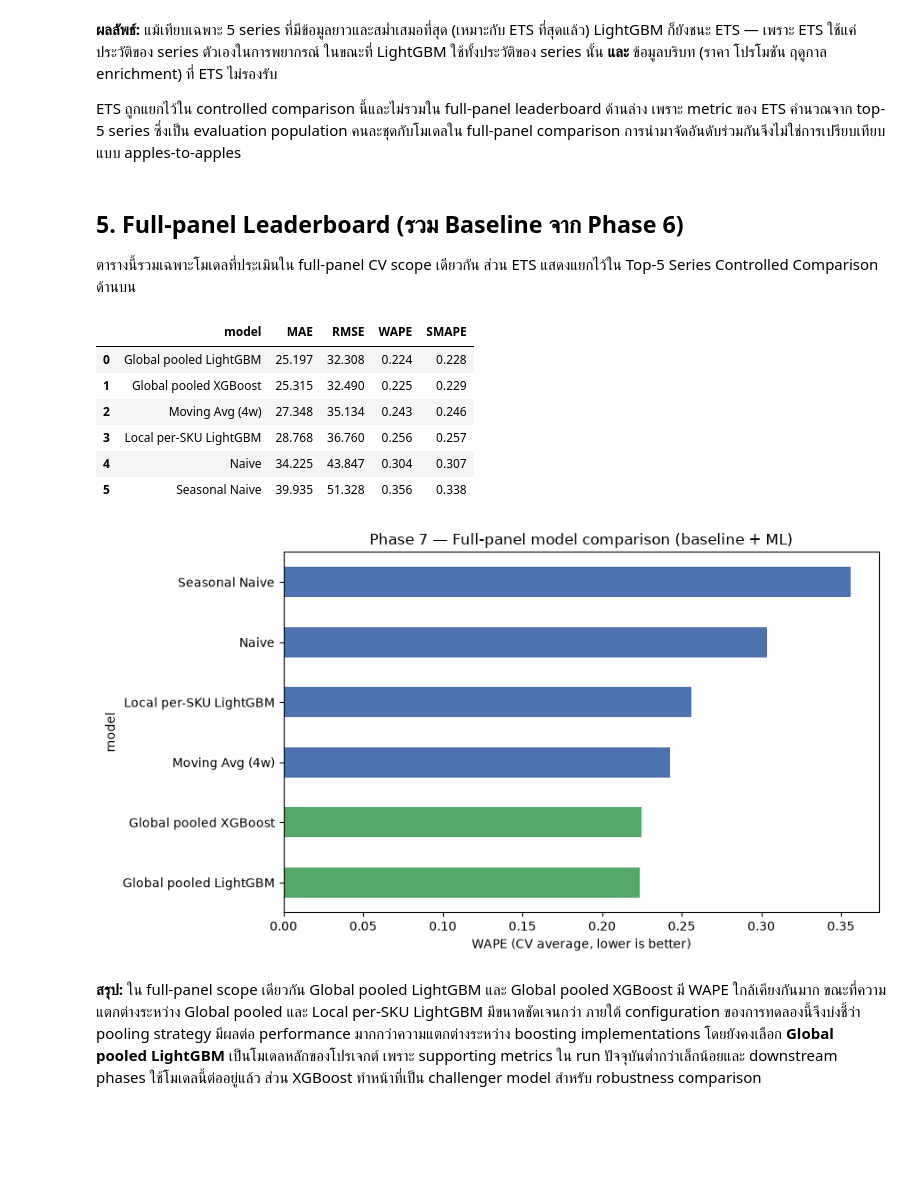
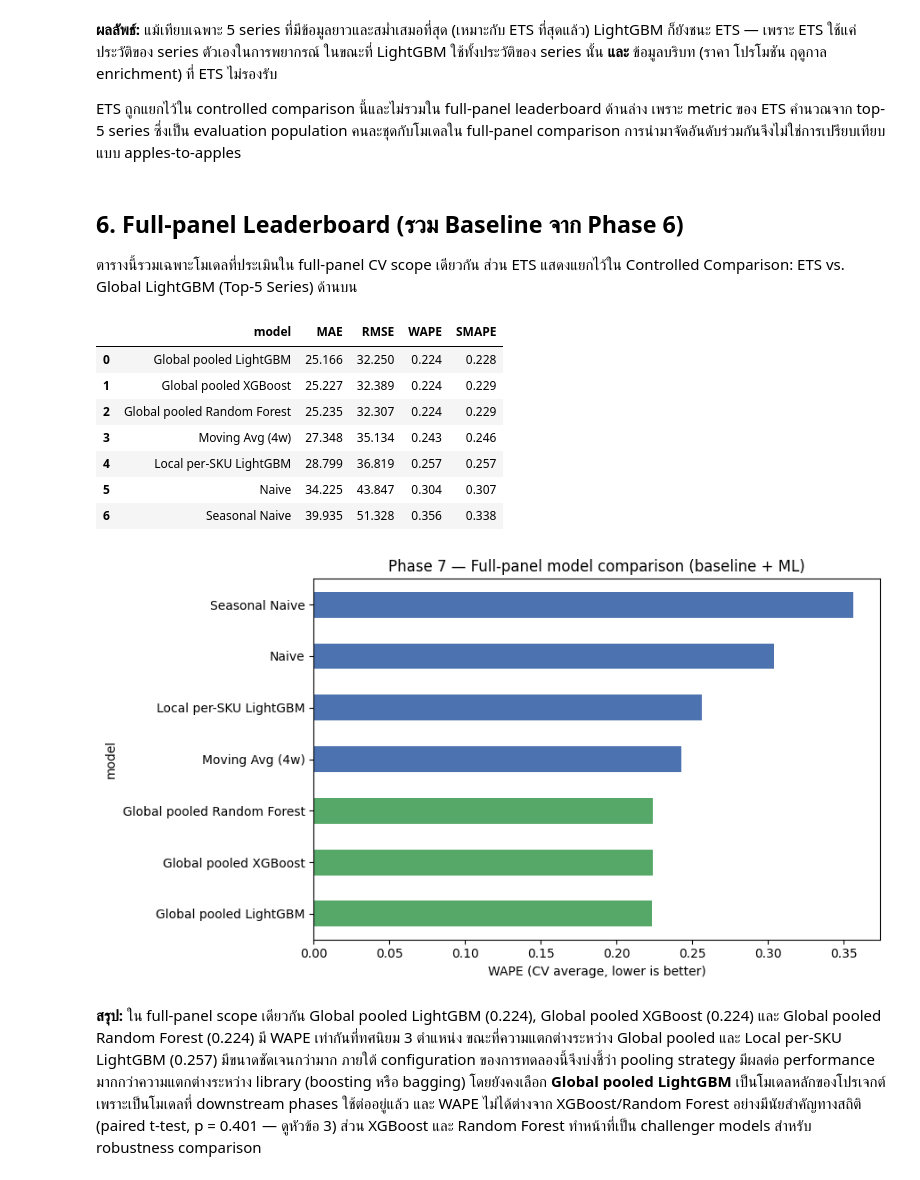
Before and after one commit to thitiwutsuk/Forecasting-FMCG-Daily-Sales, a Jupyter notebook: notebooks/07_core_forecasting.ipynb, the cells around one changed output. Saved outputs shown, nothing was run; the diff lists cells and outputs as text; code cells hidden in the pictures; blank space fills up the shorter version.

Commit message:
add Random Forest as third challenger model

```diff
--- a/notebooks/07_core_forecasting.ipynb
+++ b/notebooks/07_core_forecasting.ipynb
@@ -79,0 +85,11 @@ Global pooled XGBoost, CV average:
+# %%
+fold_scores_global_rf = []
+for f in folds:
+    train = dfc[dfc.week.isin(f.train_weeks)]
+    val = dfc[dfc.week.isin(f.val_weeks)]
+    pred = fit_predict_rf(train, val)
+    fold_scores_global_rf.append(score_all(val.target_next_week.values, pred))
+
+global_rf_cv = {k: np.mean([s[k] for s in fold_scores_global_rf]) for k in fold_scores_global_rf[0]}
+print('Global pooled Random Forest, CV average:')
+print({k: round(v, 3) for k, v in global_rf_cv.items()})
@@ -219,9 +262,9 @@ Global LightGBM, SAME top-5 series, CV average:
 
 ETS ถูกแยกไว้ใน controlled comparison นี้และไม่รวมใน full-panel leaderboard ด้านล่าง เพราะ metric ของ ETS คำนวณจาก top-5 series ซึ่งเป็น evaluation population คนละชุดกับโมเดลใน full-panel comparison การนำมาจัดอันดับร่วมกันจึงไม่ใช่การเปรียบเทียบแบบ apples-to-apples
 # %% [markdown]
-## 5. Full-panel Leaderboard (รวม Baseline จาก Phase 6)
+## 6. Full-panel Leaderboard (รวม Baseline จาก Phase 6)
 
-ตารางนี้รวมเฉพาะโมเดลที่ประเมินใน full-panel CV scope เดียวกัน ส่วน ETS แสดงแยกไว้ใน Top-5 Series Controlled Comparison ด้านบน
+ตารางนี้รวมเฉพาะโมเดลที่ประเมินใน full-panel CV scope เดียวกัน ส่วน ETS แสดงแยกไว้ใน Controlled Comparison: ETS vs. Global LightGBM (Top-5 Series) ด้านบน
 # %%
 from models.baseline import add_baseline_predictions
 
@@ -240,29 +283,31 @@ comparison = pd.DataFrame(baseline_rows + [
     {'model': 'Local per-SKU LightGBM', **local_cv},
     {'model': 'Global pooled LightGBM', **global_cv},
     {'model': 'Global pooled XGBoost', **global_xgb_cv},
+    {'model': 'Global pooled Random Forest', **global_rf_cv},
 ])
 comparison = comparison.sort_values('WAPE').reset_index(drop=True)
 comparison.round(3)
 # %% [output]
 |  | model | MAE | RMSE | WAPE | SMAPE |
-| 0 | Global pooled LightGBM | 25.197 | 32.308 | 0.224 | 0.228 |
-| 1 | Global pooled XGBoost | 25.315 | 32.490 | 0.225 | 0.229 |
-| 2 | Moving Avg (4w) | 27.348 | 35.134 | 0.243 | 0.246 |
-| 3 | Local per-SKU LightGBM | 28.768 | 36.760 | 0.256 | 0.257 |
-| 4 | Naive | 34.225 | 43.847 | 0.304 | 0.307 |
-| 5 | Seasonal Naive | 39.935 | 51.328 | 0.356 | 0.338 |
+| 0 | Global pooled LightGBM | 25.166 | 32.250 | 0.224 | 0.228 |
+| 1 | Global pooled XGBoost | 25.227 | 32.389 | 0.224 | 0.229 |
+| 2 | Global pooled Random Forest | 25.235 | 32.307 | 0.224 | 0.229 |
+| 3 | Moving Avg (4w) | 27.348 | 35.134 | 0.243 | 0.246 |
+| 4 | Local per-SKU LightGBM | 28.799 | 36.819 | 0.257 | 0.257 |
+| 5 | Naive | 34.225 | 43.847 | 0.304 | 0.307 |
+| 6 | Seasonal Naive | 39.935 | 51.328 | 0.356 | 0.338 |
 # %%
 fig, ax = plt.subplots(figsize=(9, 5))
 plot_df = comparison.set_index('model')['WAPE'].sort_values()
-colors = ['#55A868' if m in ('Global pooled LightGBM', 'Global pooled XGBoost') else '#4C72B0' for m in plot_df.index]
+colors = ['#55A868' if m in ('Global pooled LightGBM', 'Global pooled XGBoost', 'Global pooled Random Forest') else '#4C72B0' for m in plot_df.index]
 plot_df.plot(kind='barh', ax=ax, color=colors)
 ax.set_xlabel('WAPE (CV average, lower is better)')
 ax.set_title('Phase 7 — Full-panel model comparison (baseline + ML)')
 plt.tight_layout()
 plt.savefig('../reports/figures/phase7_model_comparison.png', dpi=120)
 plt.show()
 # %% [output]
-[figure, old version]
+[figure, new version]
 # %% [markdown]
-**สรุป:** ใน full-panel scope เดียวกัน Global pooled LightGBM และ Global pooled XGBoost มี WAPE ใกล้เคียงกันมาก ขณะที่ความแตกต่างระหว่าง Global pooled และ Local per-SKU LightGBM มีขนาดชัดเจนกว่า ภายใต้ configuration ของการทดลองนี้จึงบ่งชี้ว่า pooling strategy มีผลต่อ performance มากกว่าความแตกต่างระหว่าง boosting implementations โดยยังคงเลือก **Global pooled LightGBM** เป็นโมเดลหลักของโปรเจกต์ เพราะ supporting metrics ใน run ปัจจุบันต่ำกว่าเล็กน้อยและ downstream phases ใช้โมเดลนี้ต่ออยู่แล้ว ส่วน XGBoost ทำหน้าที่เป็น challenger model สำหรับ robustness comparison
+**สรุป:** ใน full-panel scope เดียวกัน Global pooled LightGBM (0.224), Global pooled XGBoost (0.224) และ Global pooled Random Forest (0.224) มี WAPE เท่ากันที่ทศนิยม 3 ตำแหน่ง ขณะที่ความแตกต่างระหว่าง Global pooled และ Local per-SKU LightGBM (0.257) มีขนาดชัดเจนกว่ามาก ภายใต้ configuration ของการทดลองนี้จึงบ่งชี้ว่า pooling strategy มีผลต่อ performance มากกว่าความแตกต่างระหว่าง library (boosting หรือ bagging) โดยยังคงเลือก **Global pooled LightGBM** เป็นโมเดลหลักของโปรเจกต์ เพราะเป็นโมเดลที่ downstream phases ใช้ต่ออยู่แล้ว และ WAPE ไม่ได้ต่างจาก XGBoost/Random Forest อย่างมีนัยสำคัญทางสถิติ (paired t-test, p = 0.401 — ดูหัวข้อ 3) ส่วน XGBoost และ Random Forest ทำหน้าที่เป็น challenger models สำหรับ robustness comparison
 # %% [markdown]
```
Also changed, not shown: parts of 17 cells of this notebook, 6 other files.
